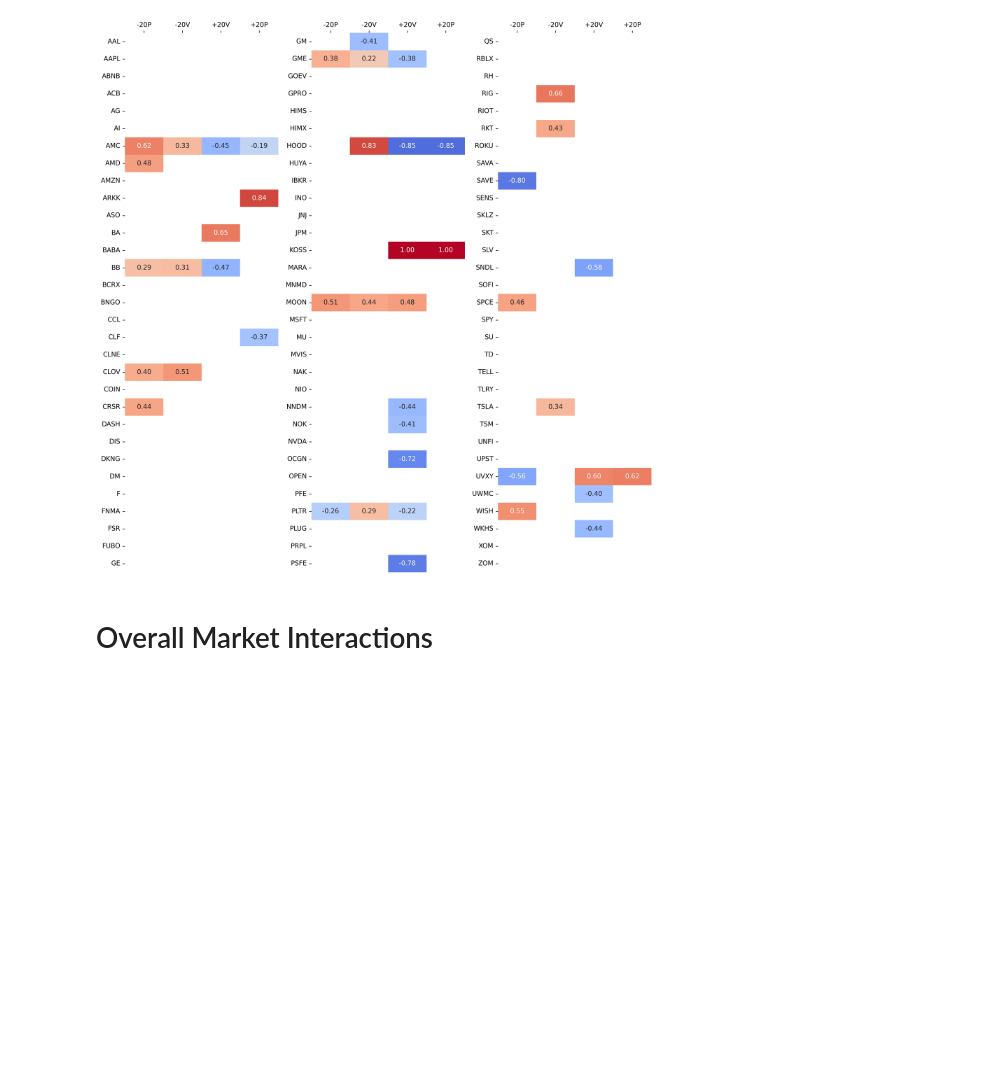
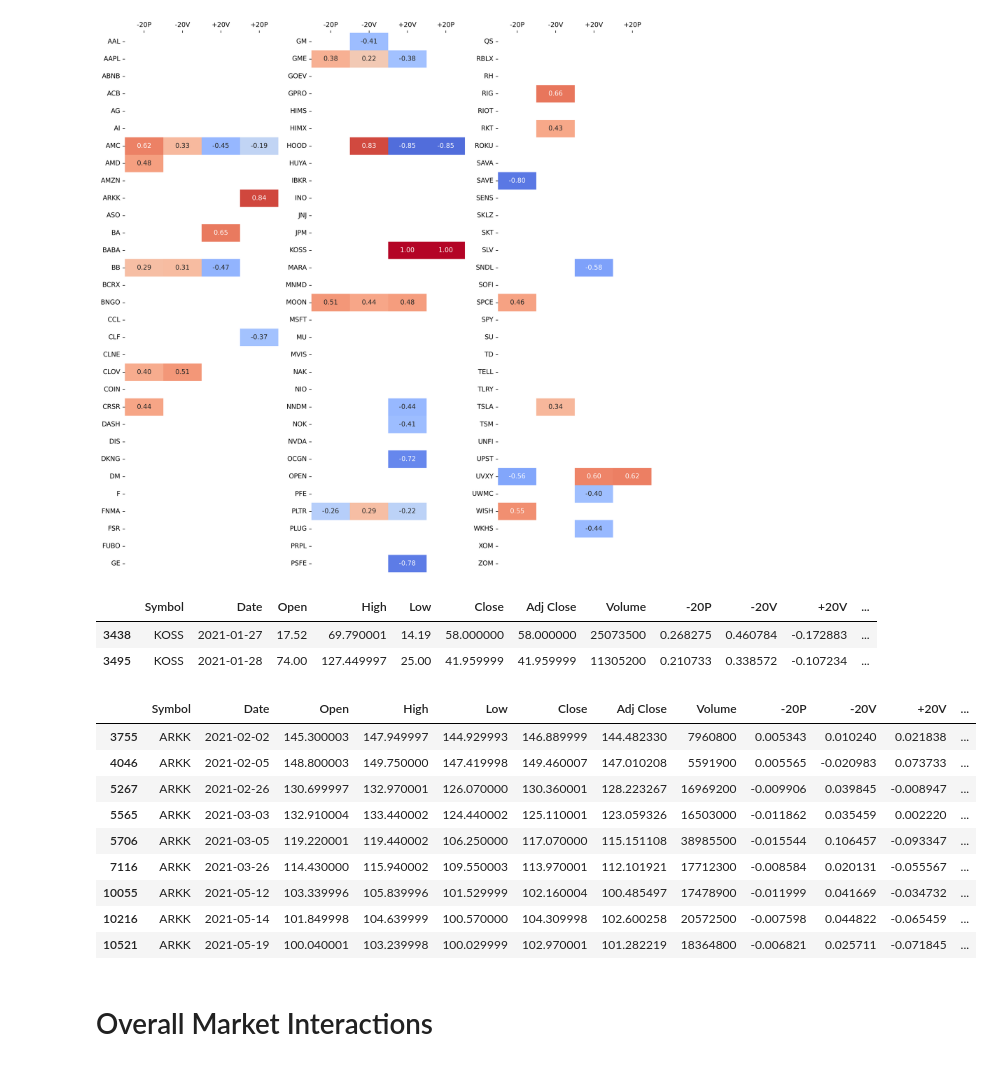
Before and after one commit to jakobmwang/wallstreetbets, a Jupyter notebook: wallstreetbets.ipynb, the cells around one changed output. Saved outputs shown, nothing was run; the diff lists cells and outputs as text; code cells hidden in the pictures; blank space fills up the shorter version.

Commit message:
Added data point inspection for strong correlations

```diff
--- a/wallstreetbets.ipynb
+++ b/wallstreetbets.ipynb
@@ -456,6 +457,27 @@ plt.tight_layout()
 plt.show()
 # %% [output]
 [figure]
+# %%
+# inspecting KOSS data points
+final[(final['Symbol'] == 'KOSS') & (~final['+sentiment'].isna())]
+# %% [output]
+|  | Symbol | Date | Open | High | Low | Close | Adj Close | Volume | -20P | -20V | +20V | ... |
+| 3438 | KOSS | 2021-01-27 | 17.52 | 69.790001 | 14.19 | 58.000000 | 58.000000 | 25073500 | 0.268275 | 0.460784 | -0.172883 | ... |
+| 3495 | KOSS | 2021-01-28 | 74.00 | 127.449997 | 25.00 | 41.959999 | 41.959999 | 11305200 | 0.210733 | 0.338572 | -0.107234 | ... |
+# %%
+# inspecting ARKK data points
+final[(final['Symbol'] == 'ARKK') & (~final['+sentiment'].isna())]
+# %% [output]
+|  | Symbol | Date | Open | High | Low | Close | Adj Close | Volume | -20P | -20V | +20V | ... |
+| 3755 | ARKK | 2021-02-02 | 145.300003 | 147.949997 | 144.929993 | 146.889999 | 144.482330 | 7960800 | 0.005343 | 0.010240 | 0.021838 | ... |
+| 4046 | ARKK | 2021-02-05 | 148.800003 | 149.750000 | 147.419998 | 149.460007 | 147.010208 | 5591900 | 0.005565 | -0.020983 | 0.073733 | ... |
+| 5267 | ARKK | 2021-02-26 | 130.699997 | 132.970001 | 126.070000 | 130.360001 | 128.223267 | 16969200 | -0.009906 | 0.039845 | -0.008947 | ... |
+| 5565 | ARKK | 2021-03-03 | 132.910004 | 133.440002 | 124.440002 | 125.110001 | 123.059326 | 16503000 | -0.011862 | 0.035459 | 0.002220 | ... |
+| 5706 | ARKK | 2021-03-05 | 119.220001 | 119.440002 | 106.250000 | 117.070000 | 115.151108 | 38985500 | -0.015544 | 0.106457 | -0.093347 | ... |
+| 7116 | ARKK | 2021-03-26 | 114.430000 | 115.940002 | 109.550003 | 113.970001 | 112.101921 | 17712300 | -0.008584 | 0.020131 | -0.055567 | ... |
+| 10055 | ARKK | 2021-05-12 | 103.339996 | 105.839996 | 101.529999 | 102.160004 | 100.485497 | 17478900 | -0.011999 | 0.041669 | -0.034732 | ... |
+| 10216 | ARKK | 2021-05-14 | 101.849998 | 104.639999 | 100.570000 | 104.309998 | 102.600258 | 20572500 | -0.007598 | 0.044822 | -0.065459 | ... |
+| 10521 | ARKK | 2021-05-19 | 100.040001 | 103.239998 | 100.029999 | 102.970001 | 101.282219 | 18364800 | -0.006821 | 0.025711 | -0.071845 | ... |
 # %% [markdown]
 # Overall Market Interactions
 # %%
```
Also changed, not shown: parts of 2 cells of this notebook.
